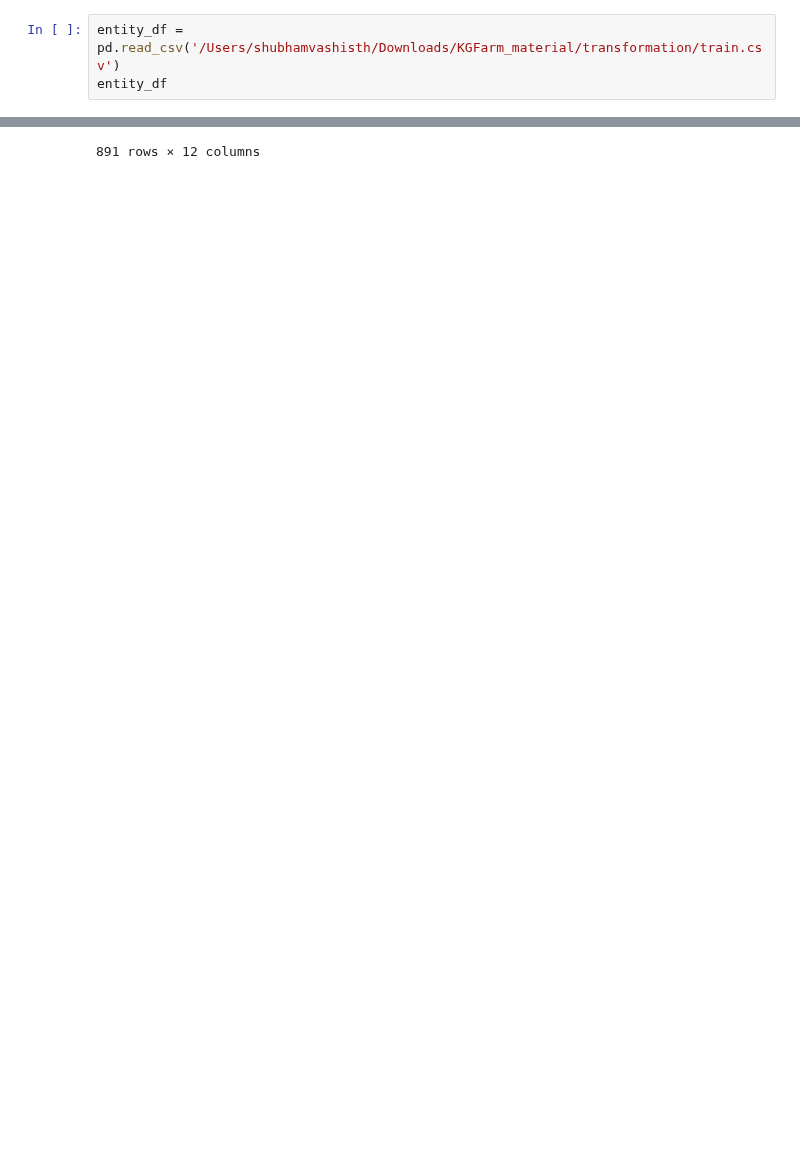
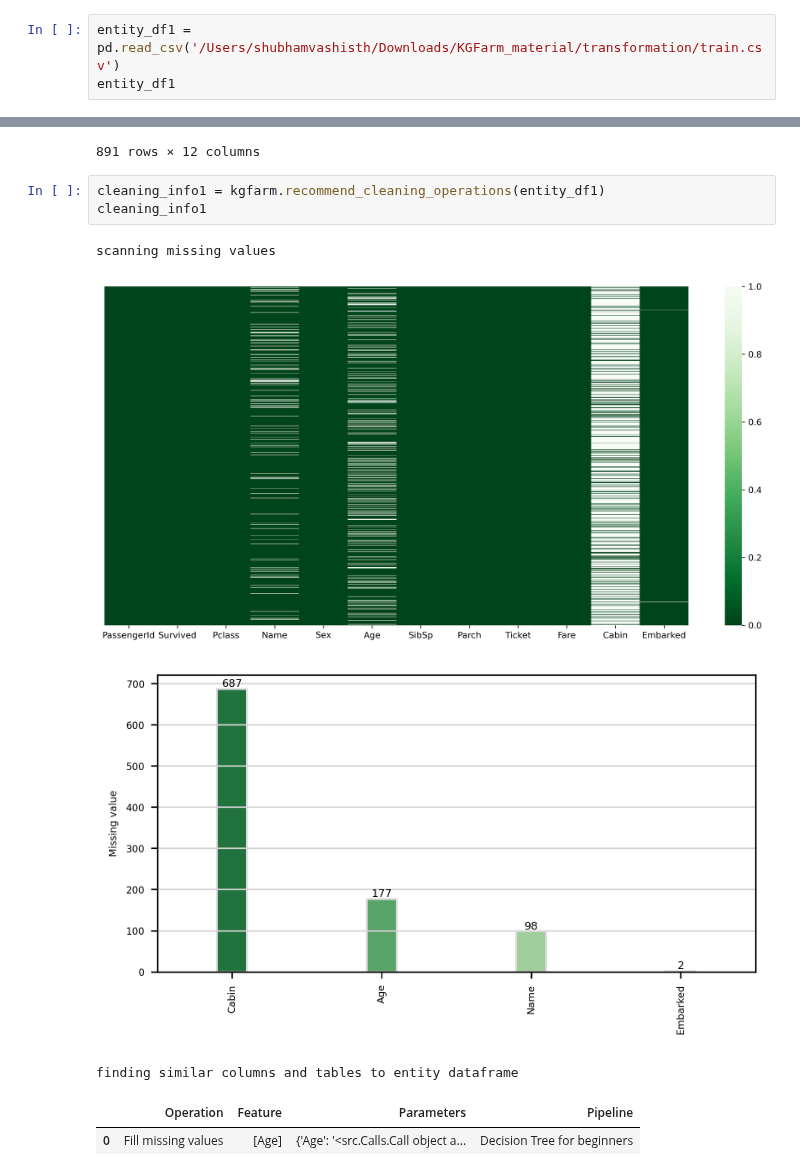
Before and after one commit to CoDS-GCS/KGFarm, a Jupyter notebook: docs/concepts/feature cleaning.ipynb, the cells around one changed output, grey strips where cells are left out. Saved outputs shown, nothing was run; the diff lists cells and outputs as text; blank space fills up the shorter version.

```diff
--- a/docs/concepts/feature cleaning.ipynb
+++ b/docs/concepts/feature cleaning.ipynb
@@ -47,6 +47,6 @@ finding similar columns and tables to entity dataframe
 # %%
-entity_df = pd.read_csv('/Users/shubhamvashisth/Downloads/KGFarm_material/transformation/train.csv')
-entity_df
+entity_df1 = pd.read_csv('/Users/shubhamvashisth/Downloads/KGFarm_material/transformation/train.csv')
+entity_df1
 # %% [output]
 |  | PassengerId | Survived | Pclass | Name | Sex | Age | SibSp | Parch | Ticket | Fare | ... |
 | 0 | 1 | 0 | 3 | Braund, Mr. Owen Harris | male | 22.0 | 1 | 0 | A/5 21171 | 7.2500 | ... |
@@ -61,3 +61,13 @@ entity_df
 | 889 | 890 | 1 | 1 | Behr, Mr. Karl Howell | male | 26.0 | 0 | 0 | 111369 | 30.0000 | ... |
 | 890 | 891 | 0 | 3 | Dooley, Mr. Patrick | male | 32.0 | 0 | 0 | 370376 | 7.7500 | ... |
 891 rows × 12 columns
+# %%
+cleaning_info1 = kgfarm.recommend_cleaning_operations(entity_df1)
+cleaning_info1
+# %% [output]
+scanning missing values
+[figure, added]
+[figure, added]
+finding similar columns and tables to entity dataframe
+|  | Operation | Feature | Parameters | Pipeline |
+| 0 | Fill missing values | [Age] | {'Age': '<src.Calls.Call object a... | Decision Tree for beginners |
```
Also changed, not shown: parts of 8 cells of this notebook, 3 other files.
